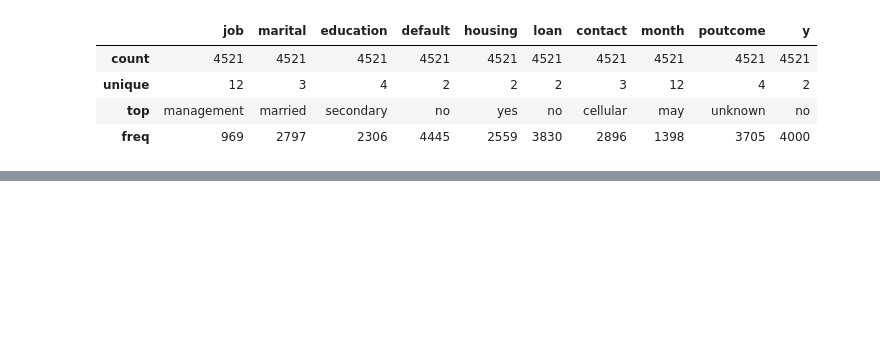
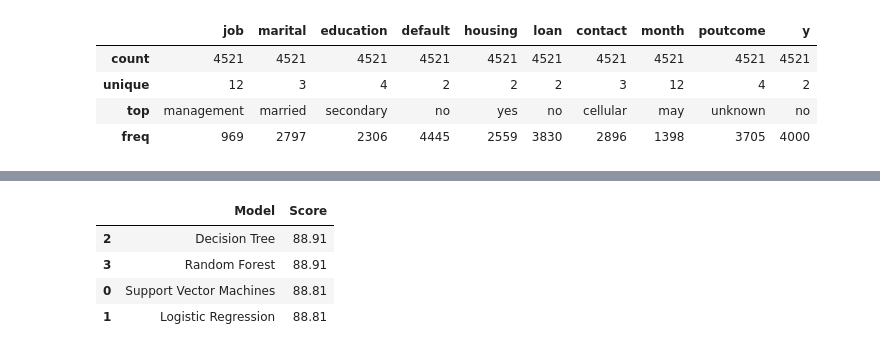
Before and after one commit to SimpsonWang/PHBS_TQFML, a Jupyter notebook: HW/bank_marketing.ipynb, the cells around one changed output, grey strips where cells are left out. Cells and saved outputs as stored; diff of their text form; code cells hidden in the pictures; blank space fills up the shorter version.

```diff
--- a/HW/bank_marketing.ipynb
+++ b/HW/bank_marketing.ipynb
@@ -83,0 +146,51 @@ bank_df.describe(include=['O'])
+# %%
+# Choose job and education for model testing
+X_train_try=X_train_norm[:,(1,2)]
+X_test_try=X_test_norm[:,(1,2)]
+
+
+# Logistic Regression
+
+logreg = LogisticRegression()
+logreg.fit(X_train_try, Y_train)
+Y_pred = logreg.predict(X_test_try)
+acc_log = round(logreg.score(X_train_try, Y_train) * 100, 2)
+
+
+# Support Vector Machines
+
+svc = SVC()
+svc.fit(X_train_try, Y_train)
+Y_pred = svc.predict(X_test_try)
+acc_svc = round(svc.score(X_train_try, Y_train) * 100, 2)
+
+
+
+# Decision Tree
+
+decision_tree = DecisionTreeClassifier()
+decision_tree.fit(X_train_try, Y_train)
+Y_pred = decision_tree.predict(X_test_try)
+acc_decision_tree = round(decision_tree.score(X_train_try, Y_train) * 100, 2)
+
+
+
+# Random Forest
+
+random_forest = RandomForestClassifier(n_estimators=100)
+random_forest.fit(X_train_try, Y_train)
+Y_pred = random_forest.predict(X_test_try)
+random_forest.score(X_train_try, Y_train)
+acc_random_forest = round(random_forest.score(X_train_try, Y_train) * 100, 2)
+# %%
+models = pd.DataFrame({
+    'Model': ['Support Vector Machines',  'Logistic Regression',
+              'Decision Tree','Random Forest'],
+    'Score': [acc_svc, acc_log, acc_decision_tree,acc_random_forest]})
+models.sort_values(by='Score', ascending=False)
+# %% [output]
+|  | Model | Score |
+| 2 | Decision Tree | 88.91 |
+| 3 | Random Forest | 88.91 |
+| 0 | Support Vector Machines | 88.81 |
+| 1 | Logistic Regression | 88.81 |
```
Also changed, not shown: parts of 24 cells of this notebook.
